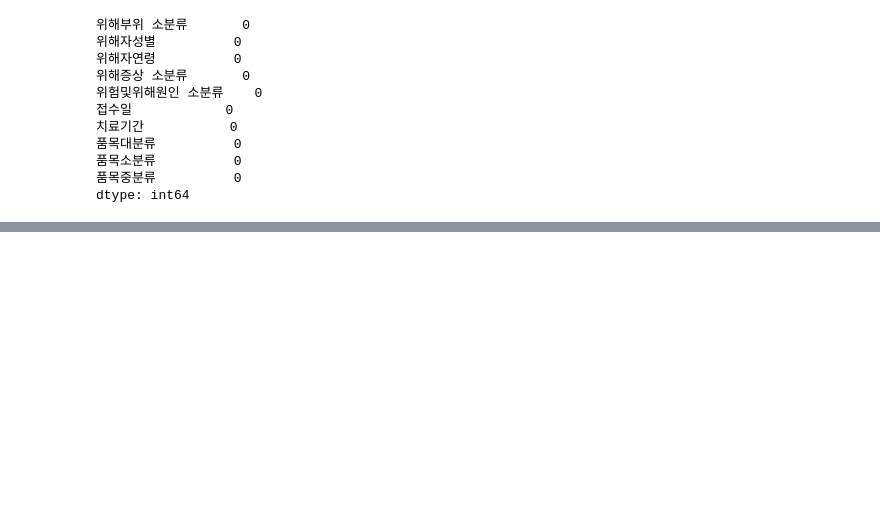
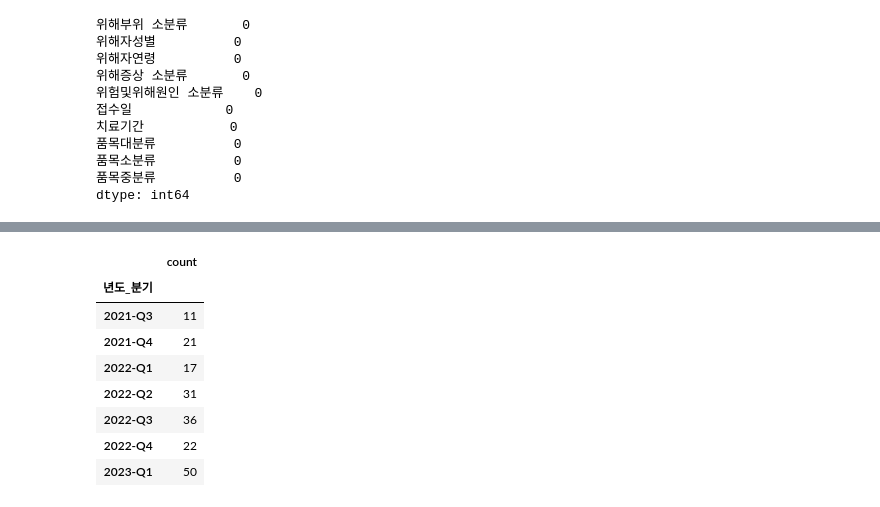
Before and after one commit to dilicat0813/2023allergy, a Jupyter notebook: 01.request/1-1.request_소보원.ipynb, the cells around one changed output, grey strips where cells are left out. Saved outputs shown, nothing was run; the diff lists cells and outputs as text; code cells hidden in the pictures; blank space fills up the shorter version.

```diff
--- a/01.request/1-1.request_소보원.ipynb
+++ b/01.request/1-1.request_소보원.ipynb
@@ -232,3 +240,16 @@ df['년도_분기'] = df['접수일'].dt.year.astype(str) + '-Q' + df['접수일
+# %%
+df_groupby = df.groupby("년도_분기")['접수일'].agg(['count'])
+df_groupby
+# %% [output]
+|  | count |
+| 년도_분기 |  |
+| 2021-Q3 | 11 |
+| 2021-Q4 | 21 |
+| 2022-Q1 | 17 |
+| 2022-Q2 | 31 |
+| 2022-Q3 | 36 |
+| 2022-Q4 | 22 |
+| 2023-Q1 | 50 |
 # %%
 import plotly.express as px
 import plotly.graph_objects as go
```
Also changed, not shown: parts of 2 cells of this notebook.
